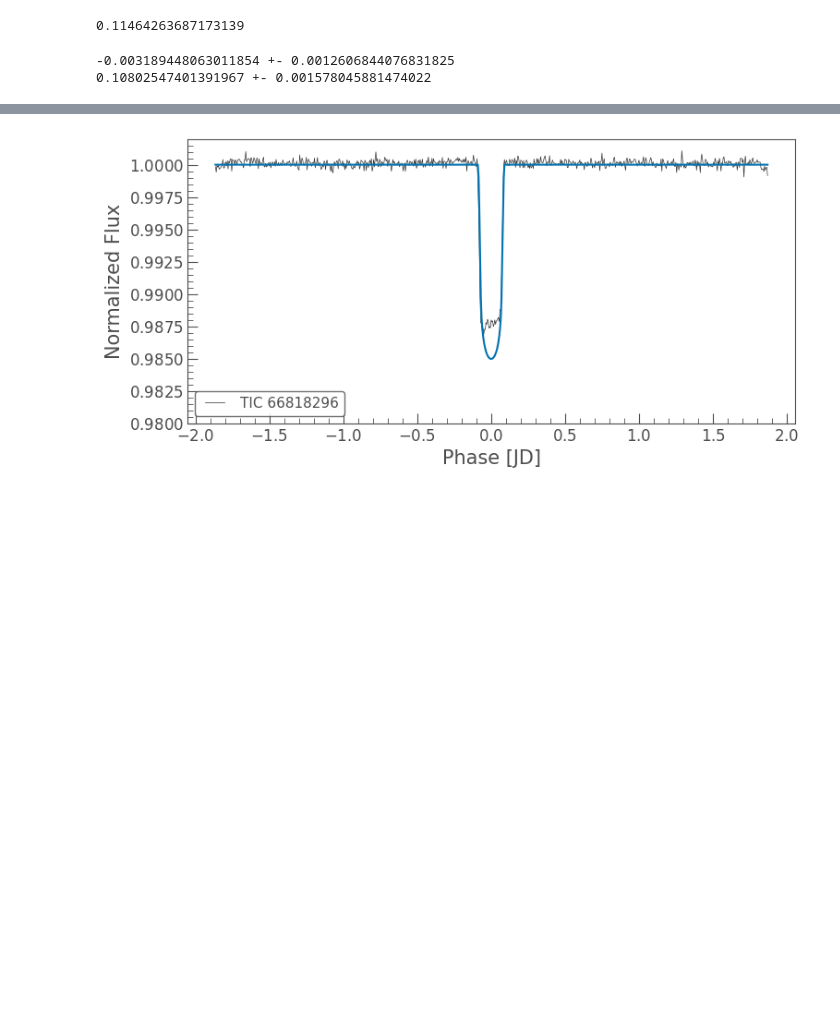
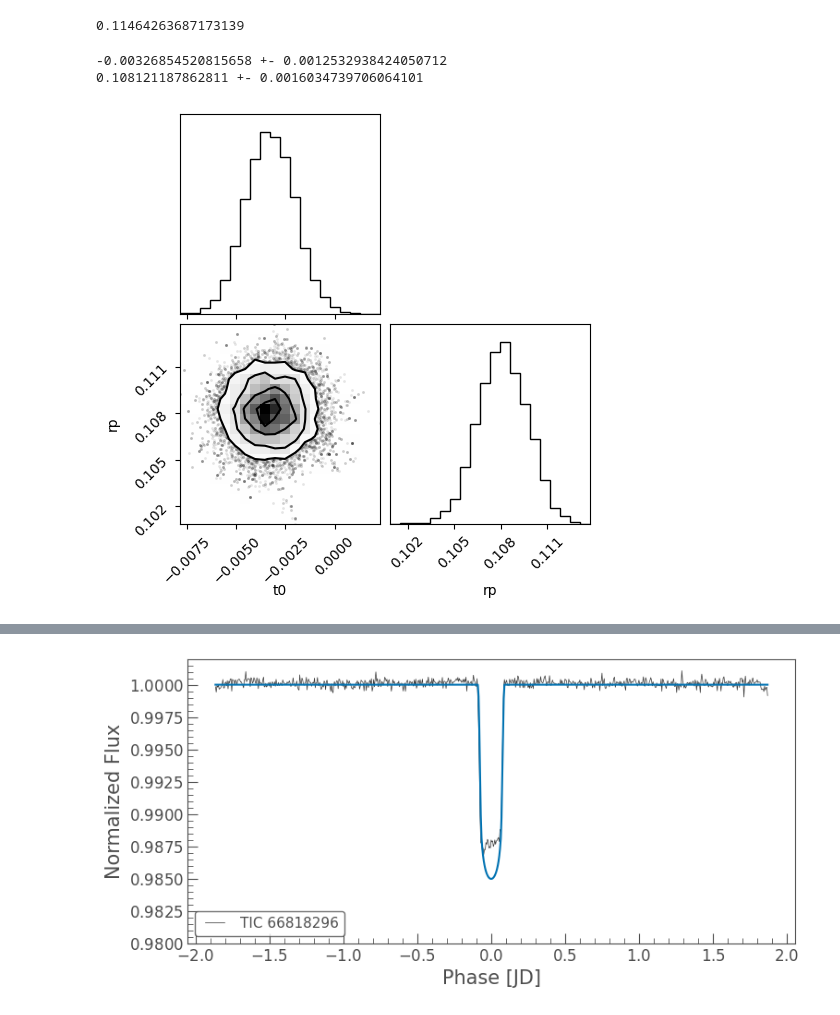
Before and after one commit to Yuvii-i/Exoplanet-Transit-Pipeline, a Jupyter notebook: transit_pipeline.ipynb, the cells around one changed output, grey strips where cells are left out. Drawn from its saved outputs; the diff is of its cells as text; code cells hidden in the pictures; blank space fills up the shorter version.

Commit message:
added trace and corner plots

```diff
--- a/transit_pipeline.ipynb
+++ b/transit_pipeline.ipynb
@@ -90,16 +90,13 @@ def log_probability(theta):
 walker_vector = np.full([32,2], [0, rp_est], float) + np.random.uniform(-0.01, 0.01, [32,2])
 
 sampler = emcee.EnsembleSampler(32,2, log_probability)
-sampler.run_mcmc(walker_vector, 2000)
-
-chain = sampler.get_chain(flat=True, discard=600)
-mean_t0 = np.mean(chain[:,0])
-mean_rp = np.mean(chain[:,1])
-sd_t0 = np.std(chain[:,0])
-sd_rp = np.std(chain[:,1])
-
-print(mean_t0, '+-', sd_t0)
-print(mean_rp, '+-', sd_rp)
+sampler.run_mcmc(walker_vector, 1000)
 # %% [output]
--0.003189448063011854 +- 0.0012606844076831825
-0.10802547401391967 +- 0.001578045881474022
+-0.00326854520815658 +- 0.0012532938424050712
+0.108121187862811 +- 0.0016034739706064101
+# %%
+import corner
+corner.corner(chain, labels=['t0', 'rp'])
+plt.show()
+# %% [output]
+[figure, added]
```
Also changed, not shown: parts of 2 cells of this notebook, 1 other file.
